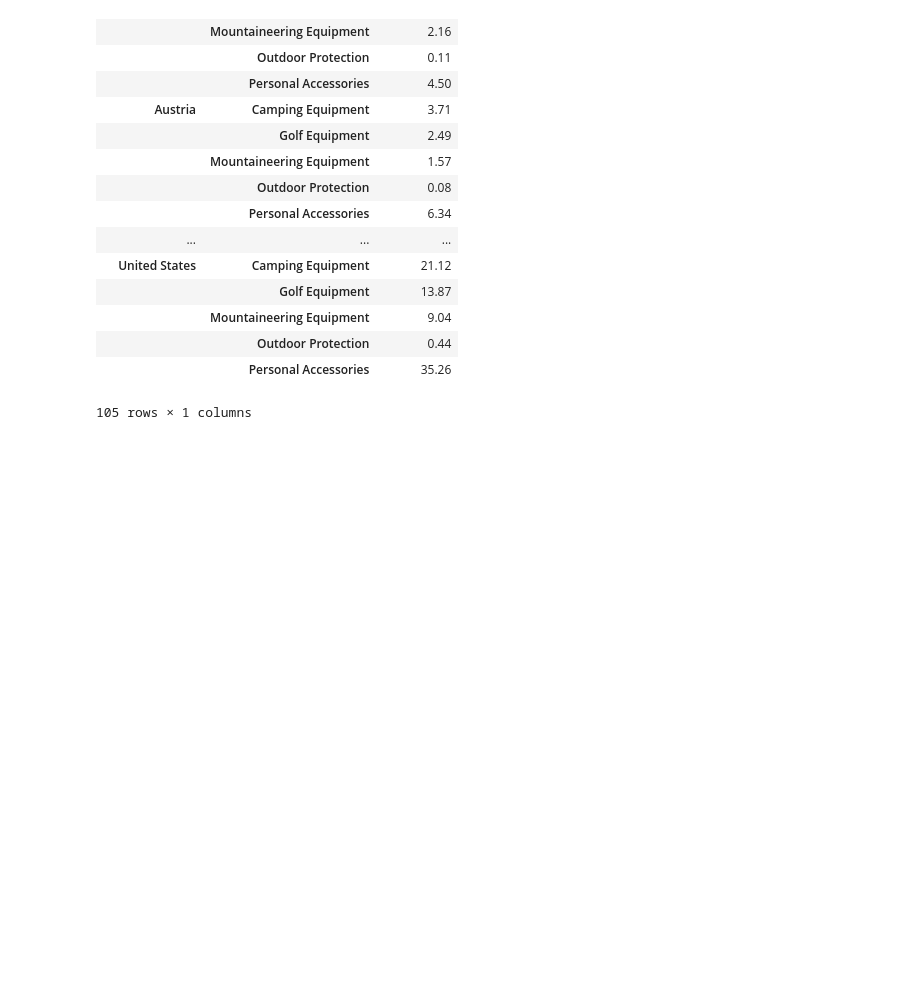
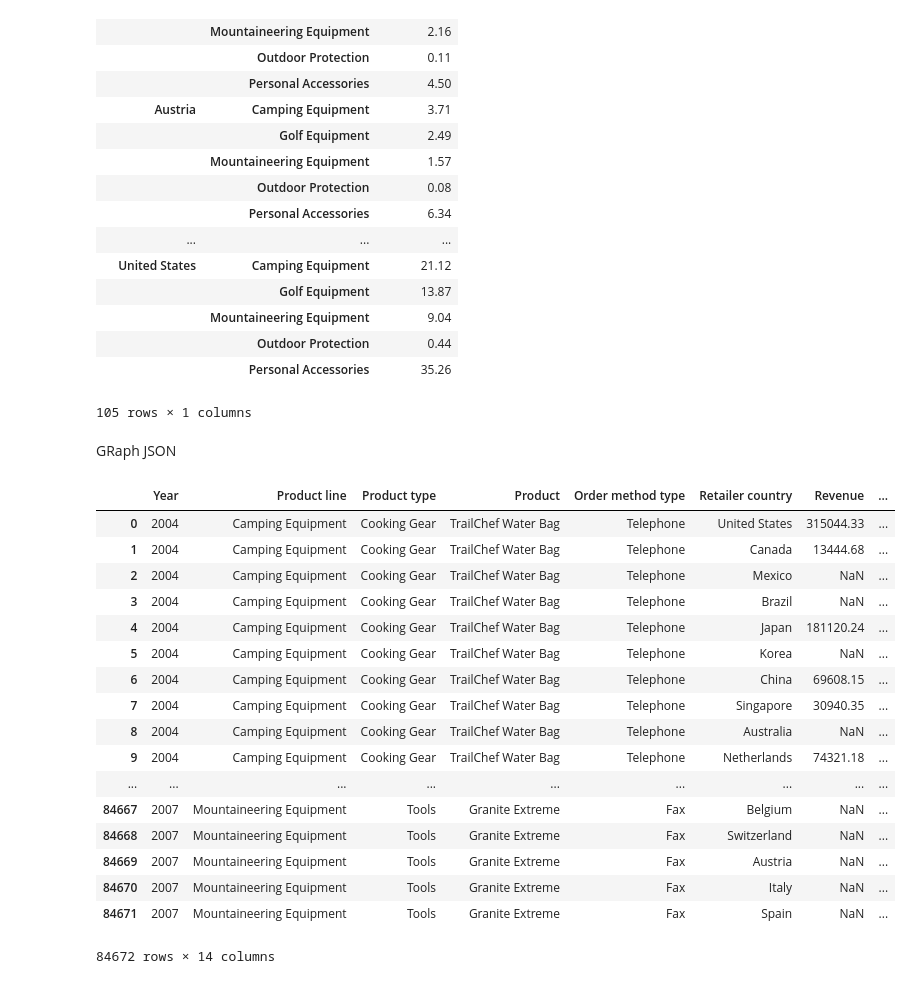
Before and after one commit to alexfcub/Presentation-And-Visualization, a Jupyter notebook: hw2/Data inspection.ipynb, the cells around one changed output. Drawn from its saved outputs; the diff is of its cells as text; code cells hidden in the pictures; blank space fills up the shorter version.

Commit message:
hw3 graph code

```diff
--- a/hw2/Data inspection.ipynb
+++ b/hw2/Data inspection.ipynb
@@ -307,3 +307,26 @@ bar_product_country_profit
 105 rows × 1 columns
 # %%
 bar_product_country_profit.to_csv('data/donut_product_country_profit.csv')
+# %% [markdown]
+GRaph JSON
+# %%
+df
+# %% [output]
+|  | Year | Product line | Product type | Product | Order method type | Retailer country | Revenue | ... |
+| 0 | 2004 | Camping Equipment | Cooking Gear | TrailChef Water Bag | Telephone | United States | 315044.33 | ... |
+| 1 | 2004 | Camping Equipment | Cooking Gear | TrailChef Water Bag | Telephone | Canada | 13444.68 | ... |
+| 2 | 2004 | Camping Equipment | Cooking Gear | TrailChef Water Bag | Telephone | Mexico | NaN | ... |
+| 3 | 2004 | Camping Equipment | Cooking Gear | TrailChef Water Bag | Telephone | Brazil | NaN | ... |
+| 4 | 2004 | Camping Equipment | Cooking Gear | TrailChef Water Bag | Telephone | Japan | 181120.24 | ... |
+| 5 | 2004 | Camping Equipment | Cooking Gear | TrailChef Water Bag | Telephone | Korea | NaN | ... |
+| 6 | 2004 | Camping Equipment | Cooking Gear | TrailChef Water Bag | Telephone | China | 69608.15 | ... |
+| 7 | 2004 | Camping Equipment | Cooking Gear | TrailChef Water Bag | Telephone | Singapore | 30940.35 | ... |
+| 8 | 2004 | Camping Equipment | Cooking Gear | TrailChef Water Bag | Telephone | Australia | NaN | ... |
+| 9 | 2004 | Camping Equipment | Cooking Gear | TrailChef Water Bag | Telephone | Netherlands | 74321.18 | ... |
+| ... | ... | ... | ... | ... | ... | ... | ... | ... |
+| 84667 | 2007 | Mountaineering Equipment | Tools | Granite Extreme | Fax | Belgium | NaN | ... |
+| 84668 | 2007 | Mountaineering Equipment | Tools | Granite Extreme | Fax | Switzerland | NaN | ... |
+| 84669 | 2007 | Mountaineering Equipment | Tools | Granite Extreme | Fax | Austria | NaN | ... |
+| 84670 | 2007 | Mountaineering Equipment | Tools | Granite Extreme | Fax | Italy | NaN | ... |
+| 84671 | 2007 | Mountaineering Equipment | Tools | Granite Extreme | Fax | Spain | NaN | ... |
+84672 rows × 14 columns
```
Also changed, not shown: parts of 1 cell of this notebook, 9 other files.
